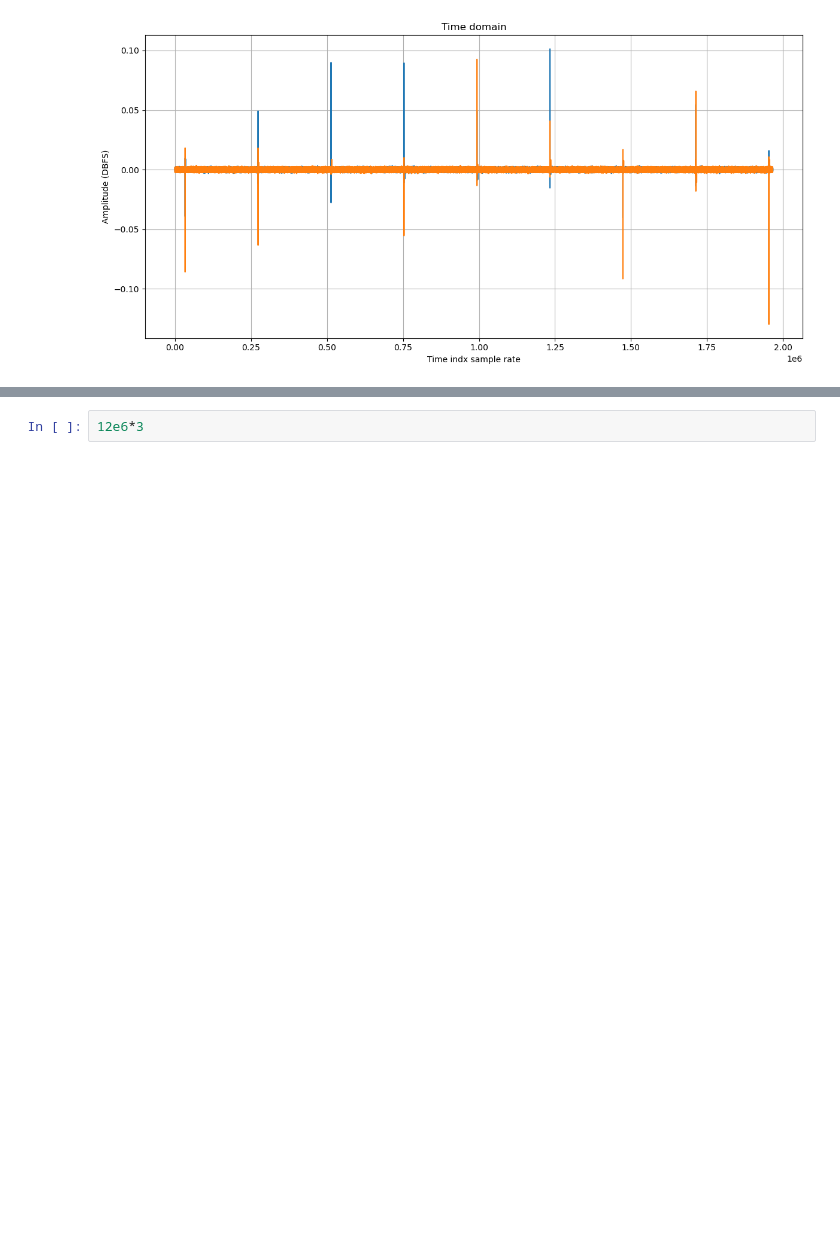
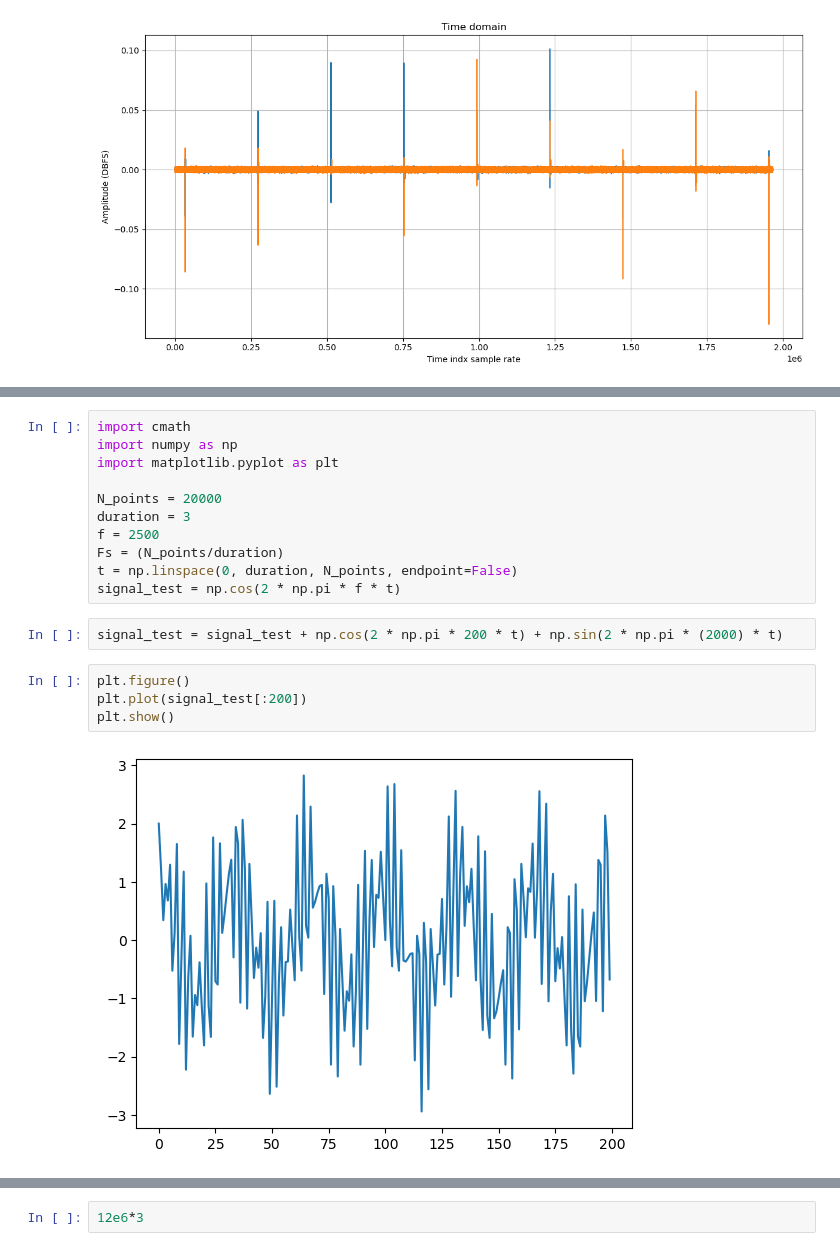
Before and after one commit to yousefBens/SDR_PRPD, a Jupyter notebook: Learn.ipynb, the cells around one changed output, grey strips where cells are left out. Saved outputs shown, nothing was run; the diff lists cells and outputs as text; blank space fills up the shorter version.

```diff
--- a/Learn.ipynb
+++ b/Learn.ipynb
@@ -1584,6 +1585,25 @@ Freq 7: (4+0j)
 
 ✅ Succès ! Les résultats sont 100% identiques à Numpy !
 [figure]
+# %%
+import cmath
+import numpy as np
+import matplotlib.pyplot as plt
+
+N_points = 20000
+duration = 3
+f = 2500
+Fs = (N_points/duration)
+t = np.linspace(0, duration, N_points, endpoint=False)
+signal_test = np.cos(2 * np.pi * f * t)
+# %%
+signal_test = signal_test + np.cos(2 * np.pi * 200 * t) + np.sin(2 * np.pi * (2000) * t)
+# %%
+plt.figure()
+plt.plot(signal_test[:200])
+plt.show()
+# %% [output]
+[figure, added]
 # %%
 def my_fft(x):
     N = len(x)
```
Also changed, not shown: parts of 20 cells of this notebook, 17 other files.
